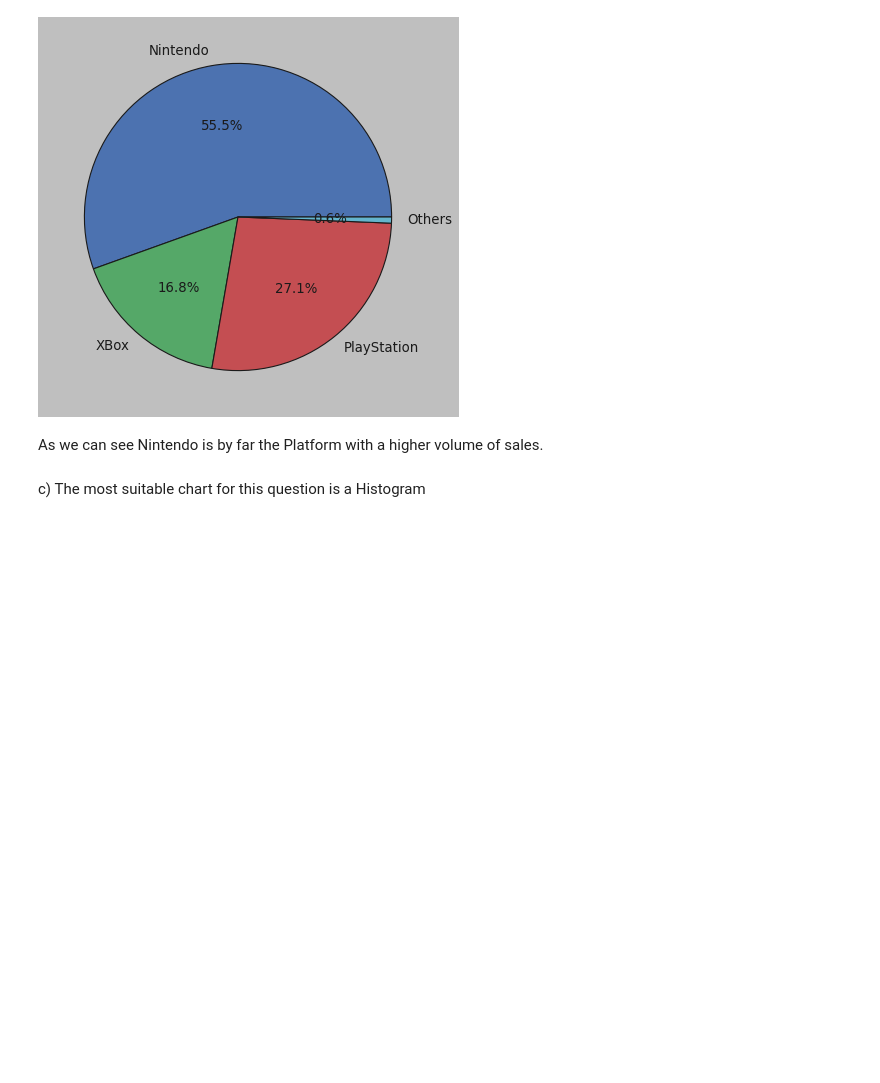
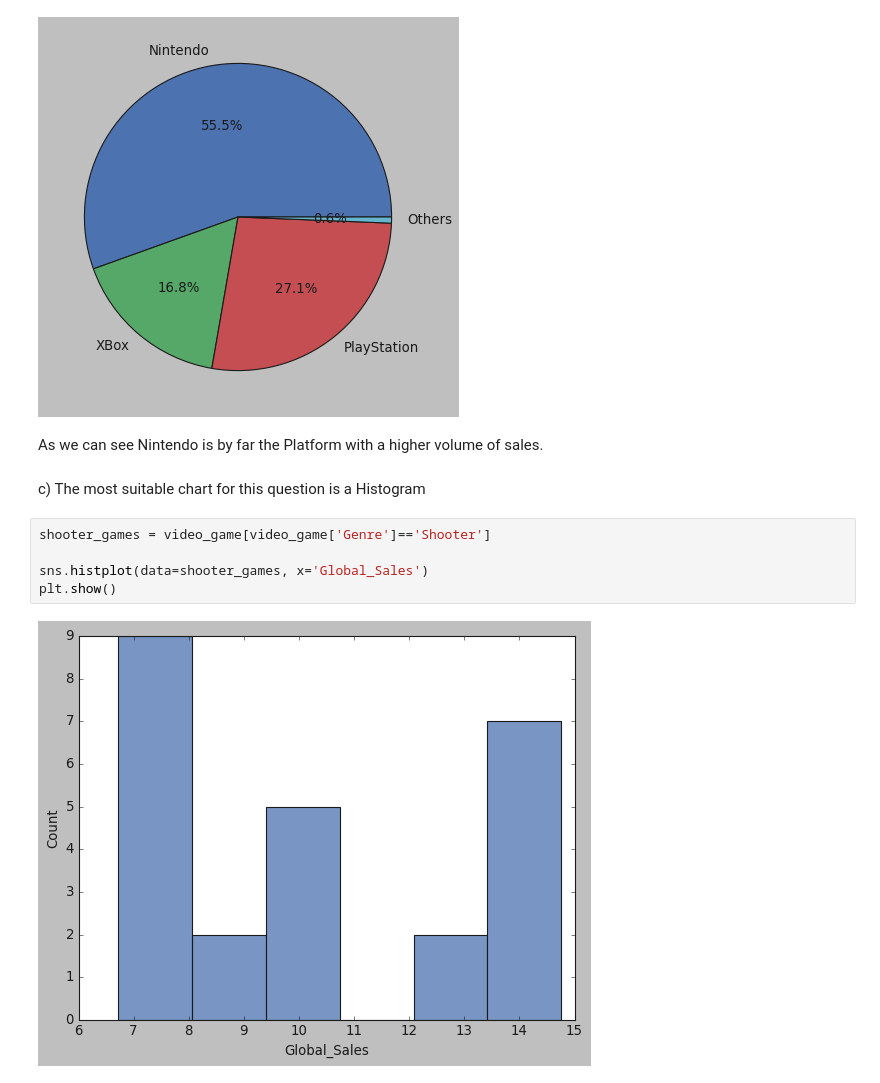
Before and after one commit to 3Grey6Jedi9/Data-Analysis-Project-06, a Jupyter notebook: Video Game Sales.ipynb, the cells around one changed output. Saved outputs shown, nothing was run; the diff lists cells and outputs as text; blank space fills up the shorter version.

```diff
--- a/Video Game Sales.ipynb
+++ b/Video Game Sales.ipynb
@@ -366,3 +366,10 @@ plt.show()
 As we can see Nintendo is by far the Platform with a higher volume of sales.
 # %% [markdown]
 c) The most suitable chart for this question is a Histogram
+# %%
+shooter_games = video_game[video_game['Genre']=='Shooter']
+
+sns.histplot(data=shooter_games, x='Global_Sales')
+plt.show()
+# %% [output]
+[figure, added]
```
